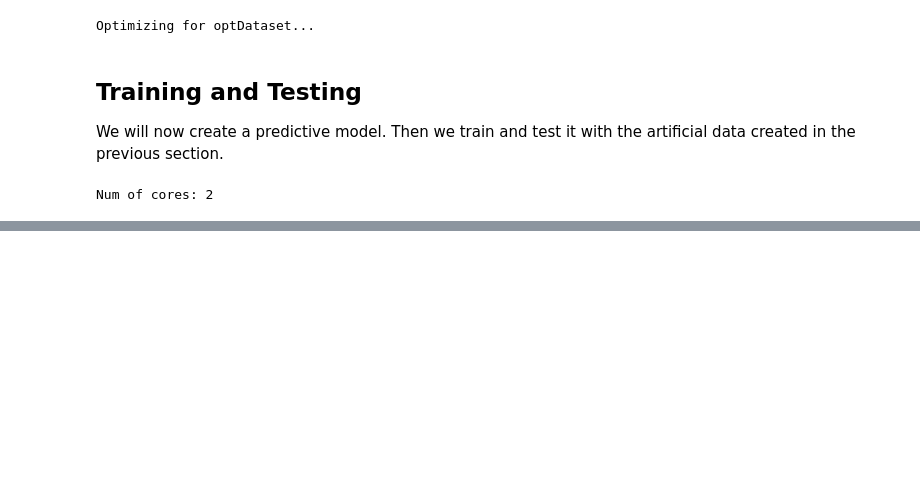
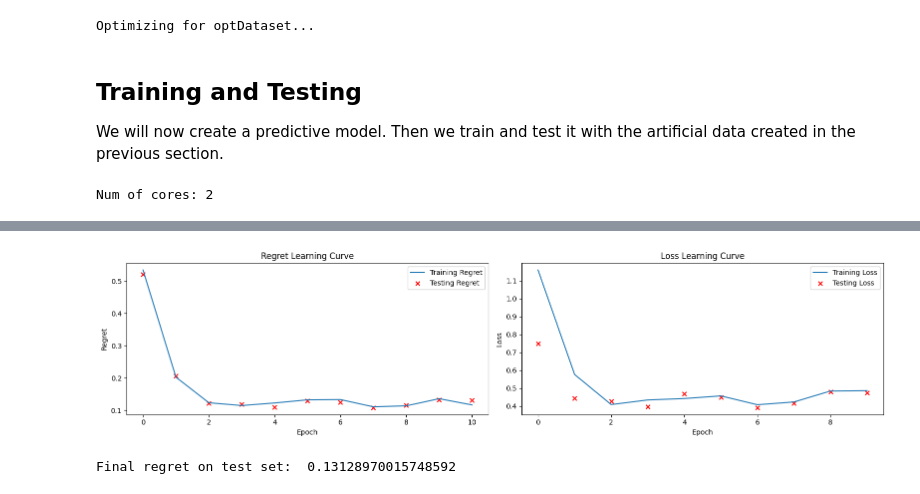
Before and after one commit to lucahart/DFL-for-Shortest-Path-Network-Interdiction, a Jupyter notebook: Notebooks/Main_PyEPO.ipynb, the cells around one changed output, grey strips where cells are left out. Cells and saved outputs as stored; diff of their text form; code cells hidden in the pictures; blank space fills up the shorter version.

```diff
--- a/Notebooks/Main_PyEPO.ipynb
+++ b/Notebooks/Main_PyEPO.ipynb
@@ -167,0 +156,20 @@ plt.show()
+# %%
+# Init dbb solver
+dbb = pyepo.func.blackboxOpt(opt_model, lambd=20)
+# Set loss
+from torch import nn
+l1 = nn.L1Loss()
+
+# Loss function
+def dbbl1(cp, c, z):
+    # Black-box optimizer
+    wp = dbb(cp)
+    # Objective value
+    zp = (wp * c).sum(1).view(-1, 1)
+    # Loss
+    loss = l1(zp, z)
+    return loss
+
+# Init optimizer
+from torch import optim
+optimizer = optim.Adam(model.parameters(), lr=1e-2)
@@ -167,0 +178,11 @@ plt.show()
+# %%
+# Create a trainer instance
+trainer = Trainer(pred_model=model,
+                  opt_model=opt_model,
+                  optimizer=optimizer,
+                  loss_fn=dbbl1,
+                  method_name="dbb"
+               )
+
+# Train the model with DBB loss
+train_loss_log, train_regret_log, test_loss_log, test_regret_log = trainer.fit(loader_train, loader_test, epochs=epochs)
@@ -167,0 +200,13 @@ plt.show()
+# %%
+trainer.vis_learning_curve(
+    trainer,
+    train_loss_log,
+    train_regret_log,
+    test_loss_log,
+    test_regret_log
+)
+
+print("Final regret on test set: ", test_regret_log[-1])
+# %% [output]
+[figure, added]
+Final regret on test set:  0.13128970015748592
```
Also changed, not shown: parts of 10 cells of this notebook, 1 other file.
